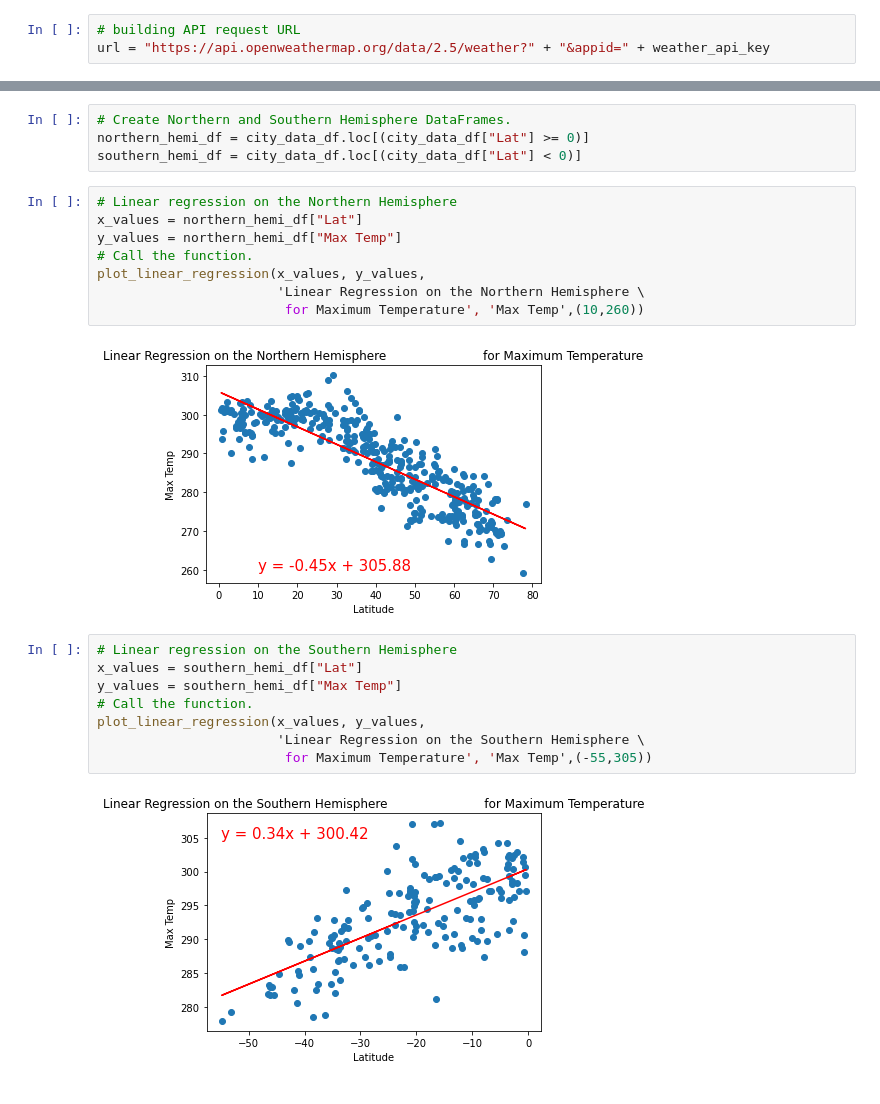
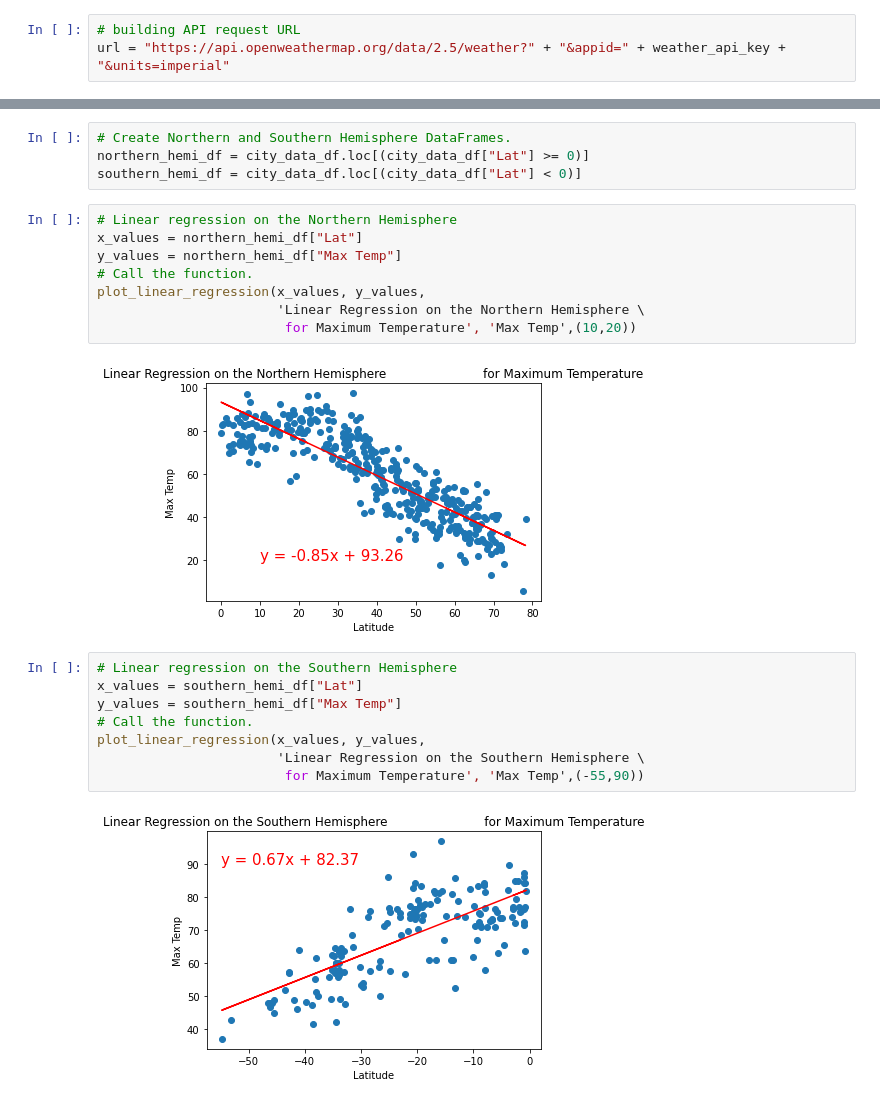
Before and after one commit to rajeev-t/world-weather-analysis, a Jupyter notebook: WeatherPy.ipynb, the cells around one changed output, grey strips where cells are left out. Saved outputs shown, nothing was run; the diff lists cells and outputs as text.

```diff
--- a/WeatherPy.ipynb
+++ b/WeatherPy.ipynb
@@ -36,6 +36,6 @@ len(cities)
 # %%
 # building API request URL
-url = "https://api.openweathermap.org/data/2.5/weather?" + "&appid=" + weather_api_key
+url = "https://api.openweathermap.org/data/2.5/weather?" + "&appid=" + weather_api_key + "&units=imperial"
 # %%
 # Create an empty list to hold the weather data.
 city_data = []
@@ -269,13 +269,13 @@ southern_hemi_df = city_data_df.loc[(city_data_df["Lat"] < 0)]
 # %%
 # Linear regression on the Northern Hemisphere
 x_values = northern_hemi_df["Lat"]
 y_values = northern_hemi_df["Max Temp"]
 # Call the function.
 plot_linear_regression(x_values, y_values,
                        'Linear Regression on the Northern Hemisphere \
-                        for Maximum Temperature', 'Max Temp',(10,260))
+                        for Maximum Temperature', 'Max Temp',(10,20))
 # %% [output]
-[figure, old version]
+[figure, new version]
 # %%
 # Linear regression on the Southern Hemisphere
 x_values = southern_hemi_df["Lat"]
@@ -283,9 +283,9 @@ y_values = southern_hemi_df["Max Temp"]
 # Call the function.
 plot_linear_regression(x_values, y_values,
                        'Linear Regression on the Southern Hemisphere \
-                        for Maximum Temperature', 'Max Temp',(-55,305))
+                        for Maximum Temperature', 'Max Temp',(-55,90))
 # %% [output]
-[figure, old version]
+[figure, new version]
 # %%
 # Linear regression on the Northern Hemisphere
 x_values = northern_hemi_df["Lat"]
```
Also changed, not shown: parts of 15 cells of this notebook, 7 other files.
